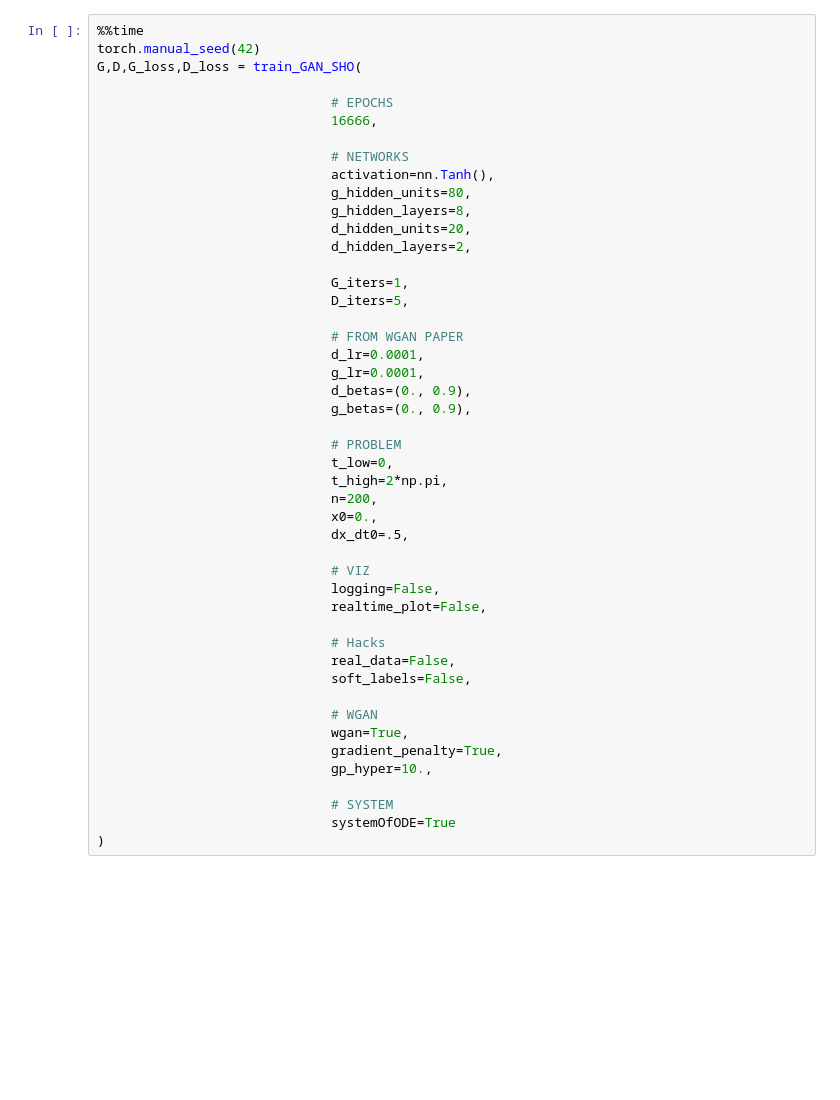
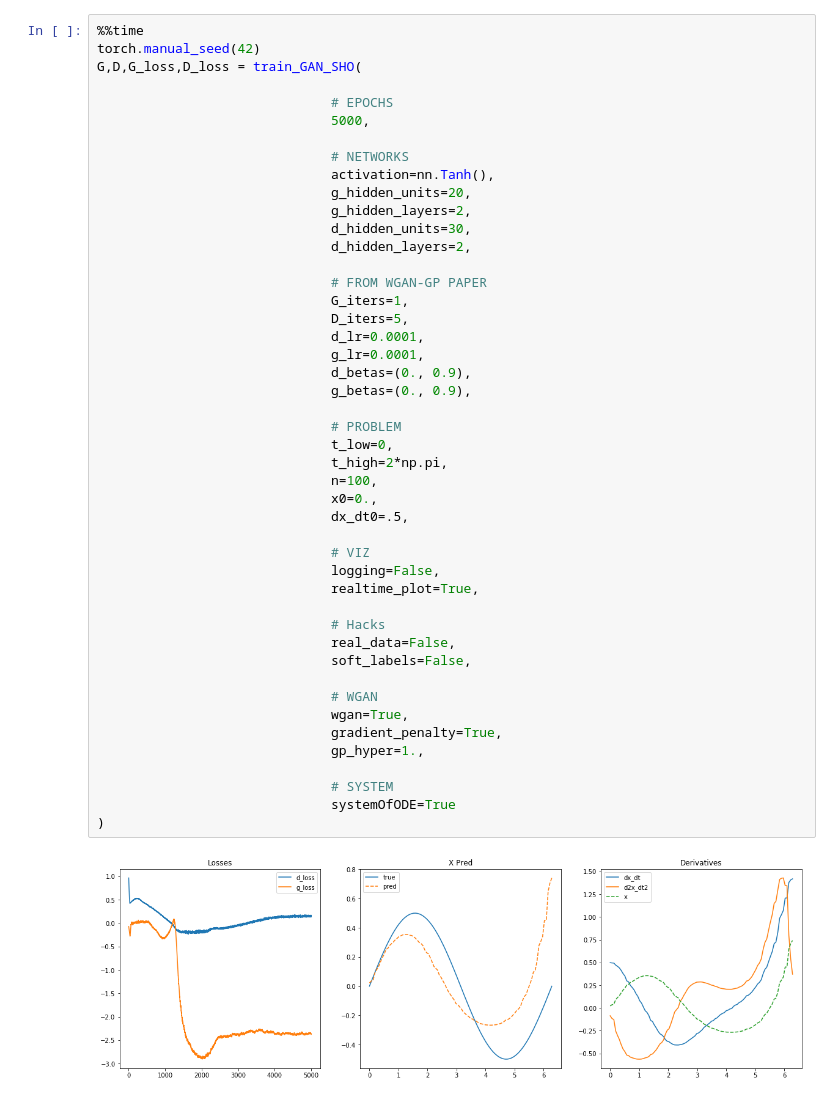
Before and after one commit to dylanrandle/denn, a Jupyter notebook: GAN2.ipynb, the cells around one changed output. Drawn from its saved outputs; the diff is of its cells as text; blank space fills up the shorter version.

Commit message:
understanding dynamics of wgan-gp

```diff
--- a/GAN2.ipynb
+++ b/GAN2.ipynb
@@ -347,44 +429,45 @@ torch.manual_seed(42)
 G,D,G_loss,D_loss = train_GAN_SHO(
 
                               # EPOCHS
-                              16666,
+                              5000,
 
                               # NETWORKS
                               activation=nn.Tanh(),
-                              g_hidden_units=80,
-                              g_hidden_layers=8,
-                              d_hidden_units=20,
+                              g_hidden_units=20,
+                              g_hidden_layers=2,
+                              d_hidden_units=30,
                               d_hidden_layers=2,
 
+                              # FROM WGAN-GP PAPER
                               G_iters=1,
                               D_iters=5,
-
-                              # FROM WGAN PAPER
                               d_lr=0.0001,
                               g_lr=0.0001,
                               d_betas=(0., 0.9),
                               g_betas=(0., 0.9),
 
                               # PROBLEM
                               t_low=0,
                               t_high=2*np.pi,
-                              n=200,
+                              n=100,
                               x0=0.,
                               dx_dt0=.5,
 
                               # VIZ
                               logging=False,
-                              realtime_plot=False,
+                              realtime_plot=True,
 
                               # Hacks
                               real_data=False,
                               soft_labels=False,
 
                               # WGAN
                               wgan=True,
                               gradient_penalty=True,
-                              gp_hyper=10.,
+                              gp_hyper=1.,
 
                               # SYSTEM
                               systemOfODE=True
 )
+# %% [output]
+[figure, added]
```
Also changed, not shown: parts of 4 cells of this notebook.
